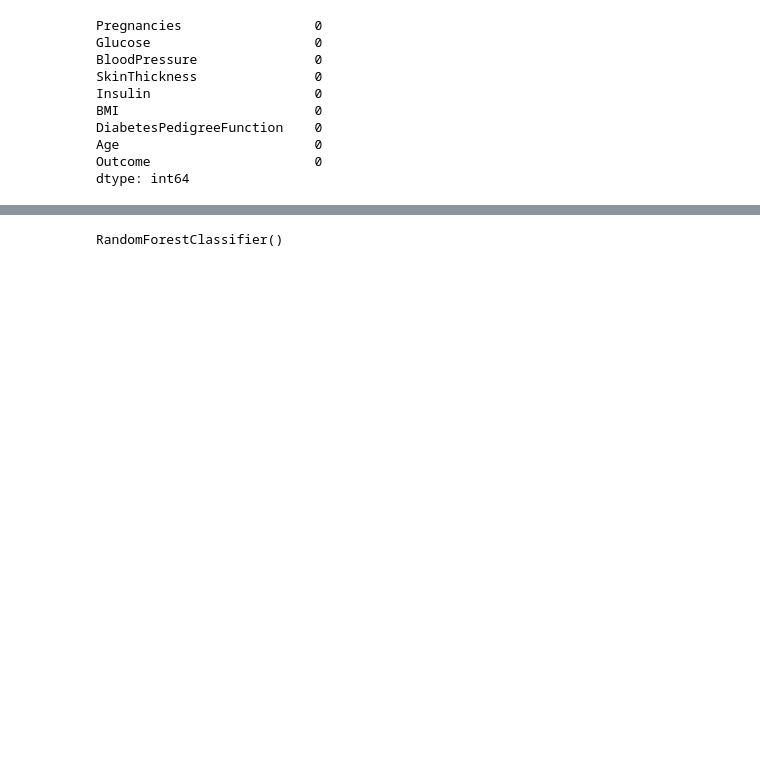
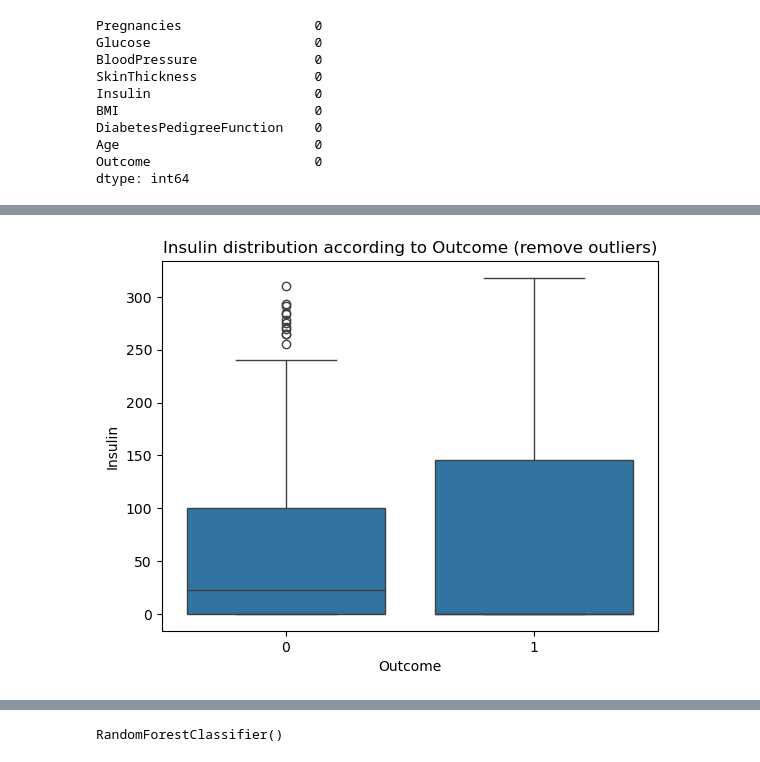
Before and after one commit to TAYKang1008/BAF-17-FRESH-Edu, a Jupyter notebook: 17기_신입교육세션_과제3_강태희.ipynb, the cells around one changed output, grey strips where cells are left out. Cells and saved outputs as stored; diff of their text form; code cells hidden in the pictures; blank space fills up the shorter version.

```diff
--- a/17기_신입교육세션_과제3_강태희.ipynb
+++ b/17기_신입교육세션_과제3_강태희.ipynb
@@ -104,0 +126,20 @@ dtype: int64
+# %%
+#인슐린 분포의 이상치를 제거하기 위해 사분위수 구하기
+
+Q1 = df['Insulin'].quantile(0.25)
+Q3 = df['Insulin'].quantile(0.75)
+IQR = Q3 - Q1
+lower_bound = Q1 - 1.5 * IQR
+upper_bound = Q3 + 1.5 * IQR
+
+# 이상치 제거
+df_no_outliers = df[(df['Insulin'] >= lower_bound) & (df['Insulin'] <= upper_bound)]
+
+# 이상치 제거 후, 다시 boxplot 그리기
+sns.boxplot(x='Outcome', y='Insulin', data=df_no_outliers)
+plt.title('Insulin distribution according to Outcome (remove outliers)')
+#한글로 제목을 달면 오류가 나서 영어로 지었음
+
+plt.show()
+# %% [output]
+[figure, added]
```
Also changed, not shown: parts of 24 cells of this notebook.
